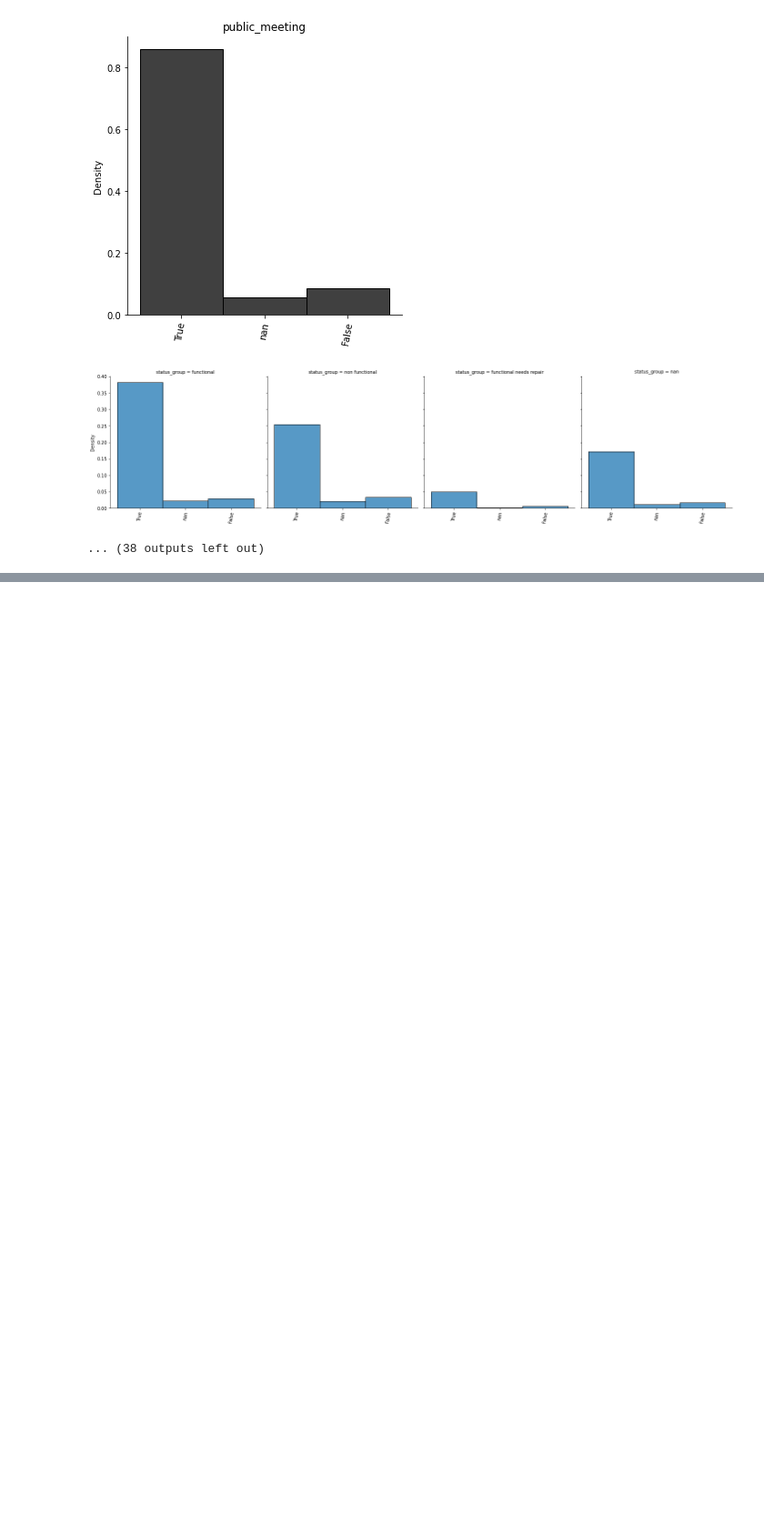
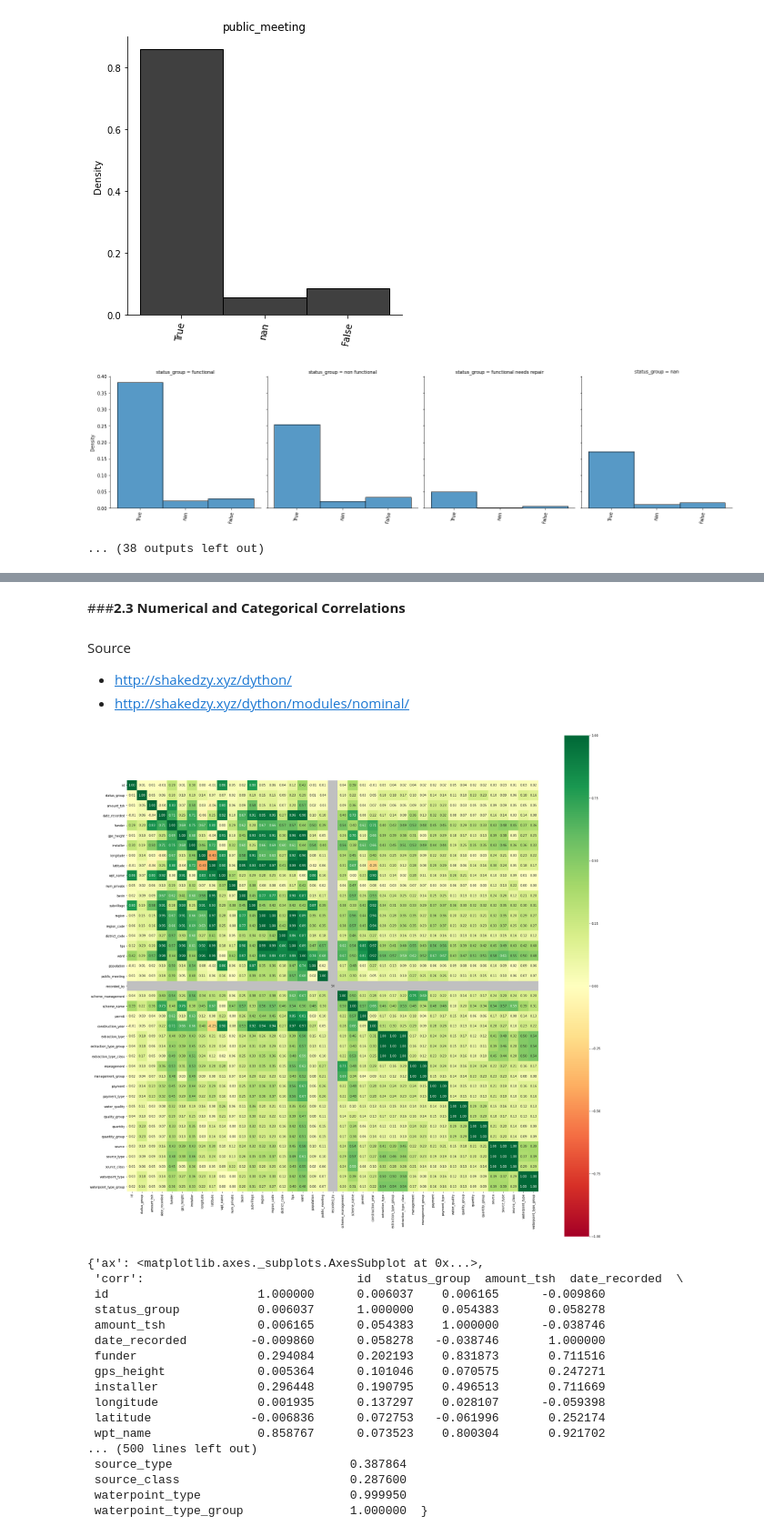
Before and after one commit to BrendaLoznik/waterpumps, a Jupyter notebook: Waterpumps.ipynb, the cells around one changed output, grey strips where cells are left out. Shown at 91% size. Cells and saved outputs as stored; diff of their text form; code cells hidden in the pictures; blank space fills up the shorter version.

```diff
--- a/Waterpumps.ipynb
+++ b/Waterpumps.ipynb
@@ -444,0 +583,6 @@ for item in low_cardinal_list:
+# %% [markdown]
+###**2.3 Numerical and Categorical Correlations**
+# %% [markdown]
+Source
+* http://shakedzy.xyz/dython/
+* http://shakedzy.xyz/dython/modules/nominal/
@@ -444,0 +591,30 @@ for item in low_cardinal_list:
+# %%
+#because dython doesn't run very well on the large df, we can run it on a random sample
+raw_sample = raw.sample(n=10000, random_state=1)
+# %%
+#Calculate the correlation/strength-of-association of features in data-set with both categorical and continuous features using:
+#* Pearson's R for continuous-continuous cases <-- note: this is not optimal for the current dataset
+#* Correlation Ratio for categorical-continuous cases
+#* Cramer's V or Theil's U for categorical-categorical cases
+
+from dython.nominal import associations
+associations(raw_sample, figsize=(30,30), cmap = 'RdYlGn' )
+# %% [output]
+[figure, added]
+{'ax': <matplotlib.axes._subplots.AxesSubplot at 0x...>,
+ 'corr':                              id  status_group  amount_tsh  date_recorded  \
+ id                     1.000000      0.006037    0.006165      -0.009860
+ status_group           0.006037      1.000000    0.054383       0.058278
+ amount_tsh             0.006165      0.054383    1.000000      -0.038746
+ date_recorded         -0.009860      0.058278   -0.038746       1.000000
+ funder                 0.294084      0.202193    0.831873       0.711516
+ gps_height             0.005364      0.101046    0.070575       0.247271
+ installer              0.296448      0.190795    0.496513       0.711669
+ longitude              0.001935      0.137297    0.028107      -0.059398
+ latitude              -0.006836      0.072753   -0.061996       0.252174
+ wpt_name               0.858767      0.073523    0.800304       0.921702
+... (500 lines left out)
+ source_type                         0.387864
+ source_class                        0.287600
+ waterpoint_type                     0.999950
+ waterpoint_type_group               1.000000  }
```
Also changed, not shown: parts of 31 cells of this notebook.
